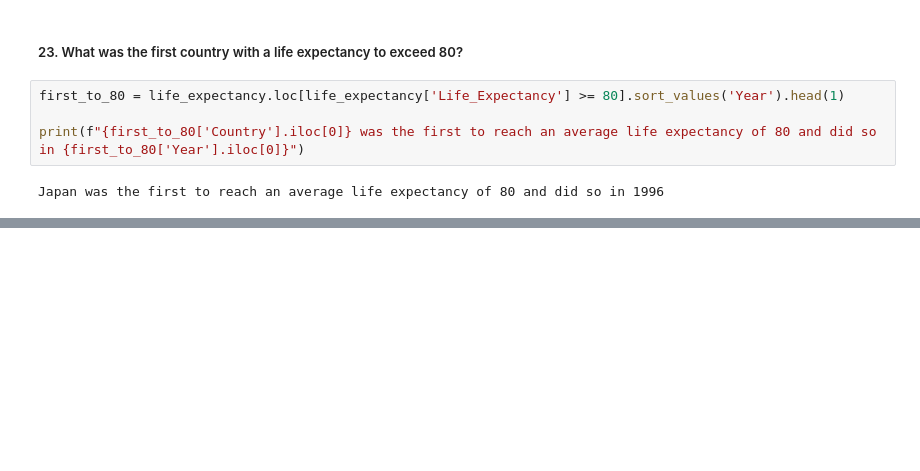
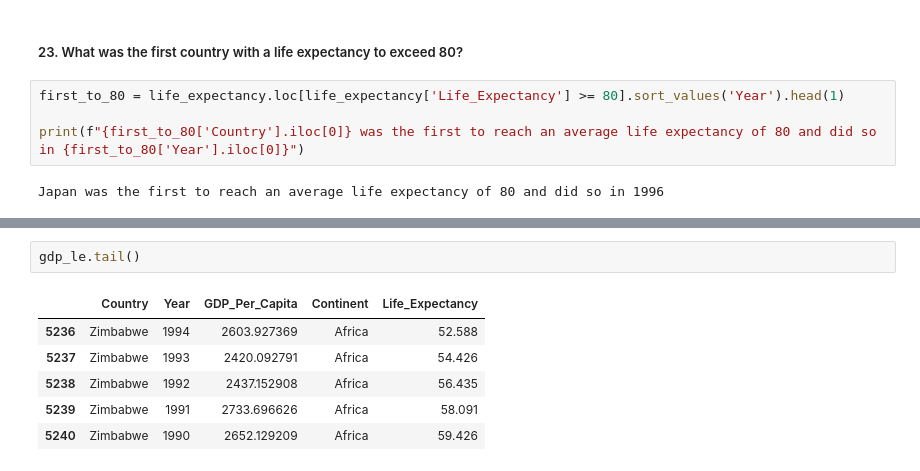
Before and after one commit to nss-data-science-cohort-7/un-exploration-tfwhitesell, a Jupyter notebook: notebooks/UN_Data_Exploration.ipynb, the cells around one changed output, grey strips where cells are left out. Drawn from its saved outputs; the diff is of its cells as text; blank space fills up the shorter version.

```diff
--- a/notebooks/UN_Data_Exploration.ipynb
+++ b/notebooks/UN_Data_Exploration.ipynb
@@ -311,0 +328,9 @@ Japan was the first to reach an average life expectancy of 80 and did so in 1996
+# %%
+gdp_le.tail()
+# %% [output]
+|  | Country | Year | GDP_Per_Capita | Continent | Life_Expectancy |
+| 5236 | Zimbabwe | 1994 | 2603.927369 | Africa | 52.588 |
+| 5237 | Zimbabwe | 1993 | 2420.092791 | Africa | 54.426 |
+| 5238 | Zimbabwe | 1992 | 2437.152908 | Africa | 56.435 |
+| 5239 | Zimbabwe | 1991 | 2733.696626 | Africa | 58.091 |
+| 5240 | Zimbabwe | 1990 | 2652.129209 | Africa | 59.426 |
```
Also changed, not shown: parts of 9 cells of this notebook, 1 other file.
